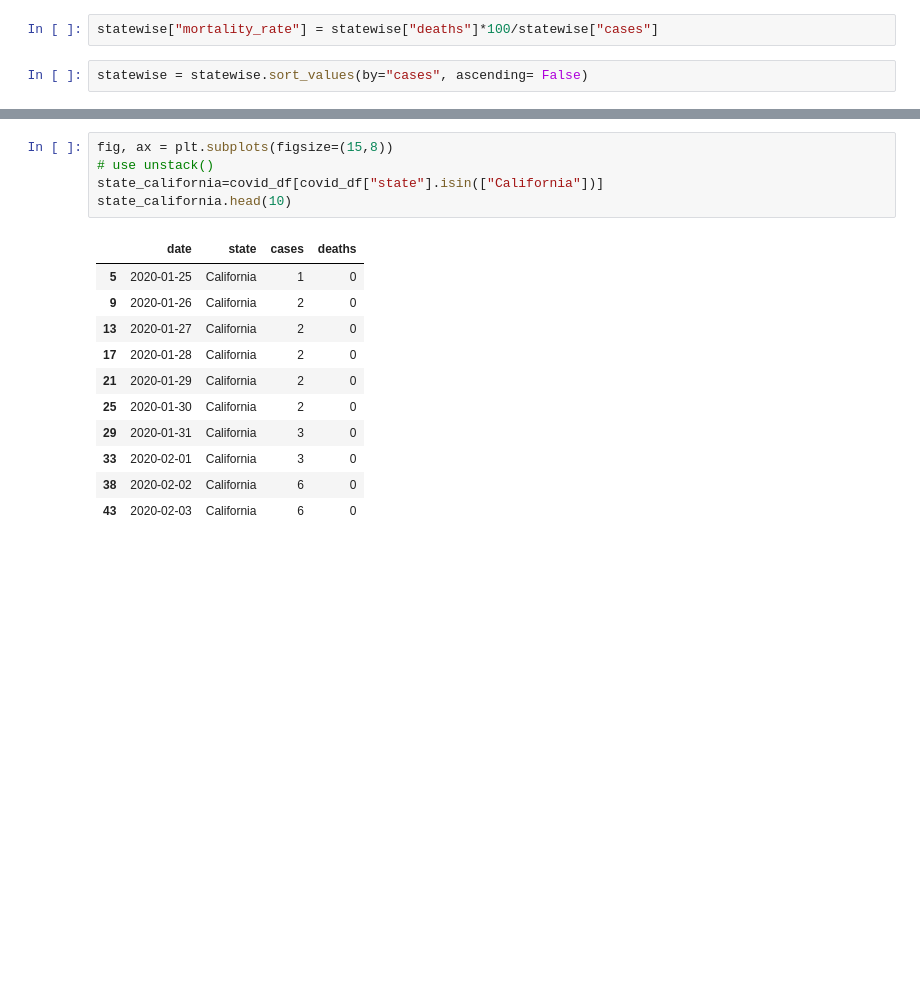
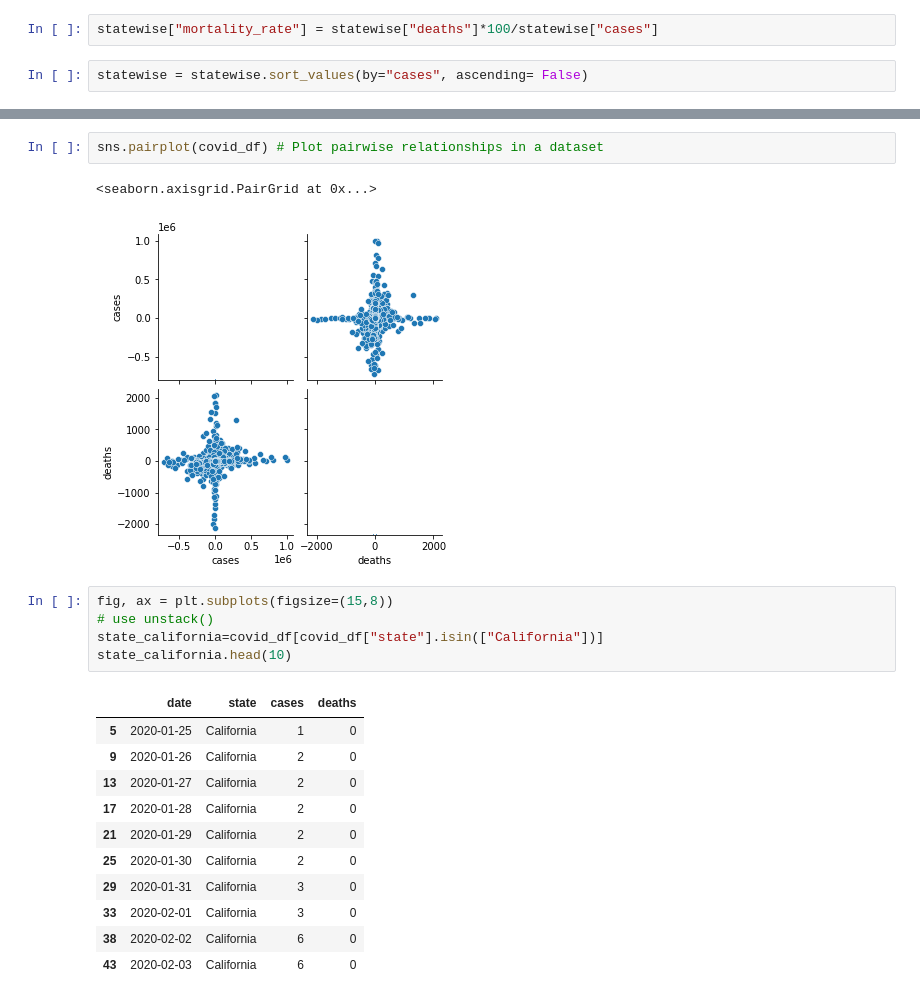
Before and after one commit to kvmkrao/cdml, a Jupyter notebook: CovidDataAnalysis_all.ipynb, the cells around one changed output, grey strips where cells are left out. Cells and saved outputs as stored; diff of their text form; blank space fills up the shorter version.

```diff
--- a/CovidDataAnalysis_all.ipynb
+++ b/CovidDataAnalysis_all.ipynb
@@ -171,3 +204,8 @@ sns.pairplot(covid_df) # Plot pairwise relationships in a dataset
+# %%
+sns.pairplot(covid_df) # Plot pairwise relationships in a dataset
+# %% [output]
+<seaborn.axisgrid.PairGrid at 0x...>
+[figure, added]
 # %%
 fig, ax = plt.subplots(figsize=(15,8))
 # use unstack()
```
Also changed, not shown: parts of 11 cells of this notebook.
